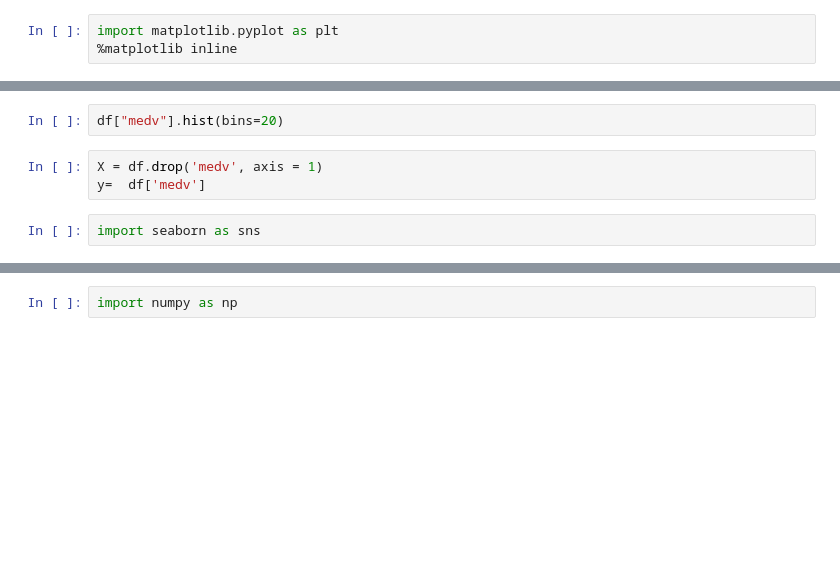
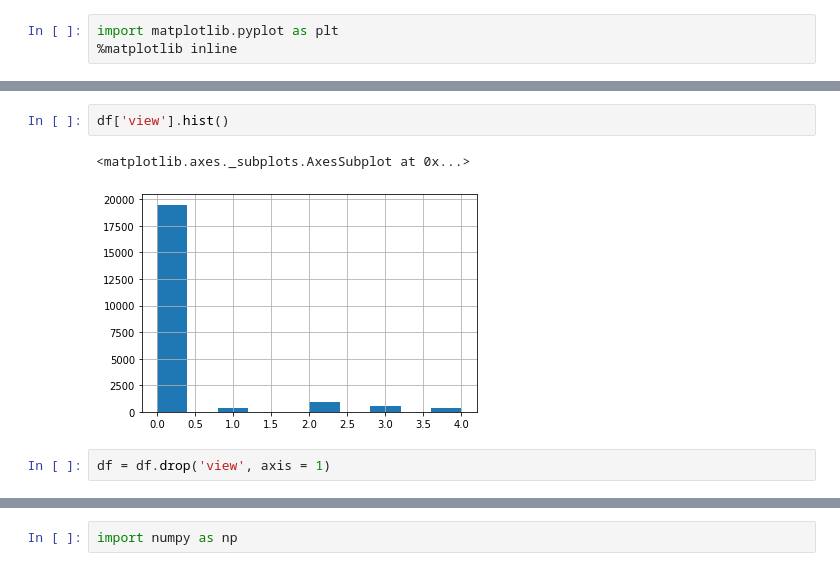
Before and after one commit to bushtets/machine_learnig, a Jupyter notebook: LineAR.ipynb, the cells around one changed output, grey strips where cells are left out. Drawn from its saved outputs; the diff is of its cells as text; blank space fills up the shorter version.

```diff
--- a/LineAR.ipynb
+++ b/LineAR.ipynb
@@ -18,7 +85,7 @@ df["medv"].hist()
 # %%
-df["medv"].hist(bins=20)
+df['view'].hist()
+# %% [output]
+<matplotlib.axes._subplots.AxesSubplot at 0x...>
+[figure, added]
 # %%
-X = df.drop('medv', axis = 1)
-y=  df['medv']
+df = df.drop('view', axis = 1)
-# %%
-import seaborn as sns
```
Also changed, not shown: parts of 35 cells of this notebook.
